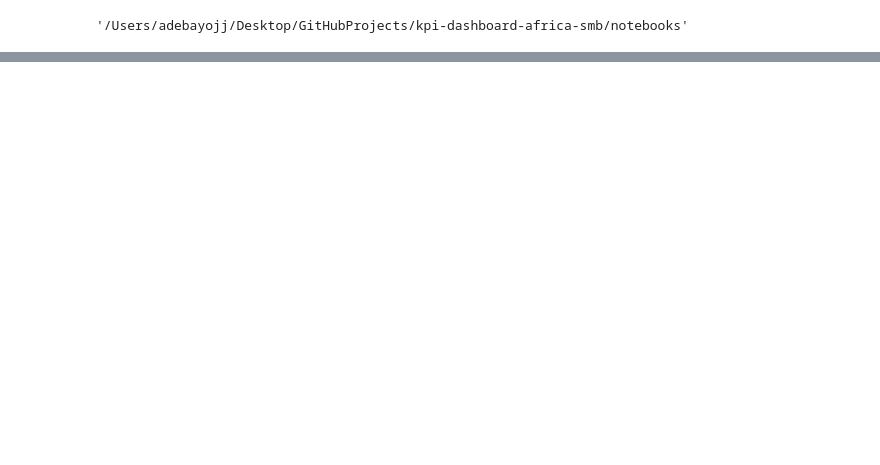
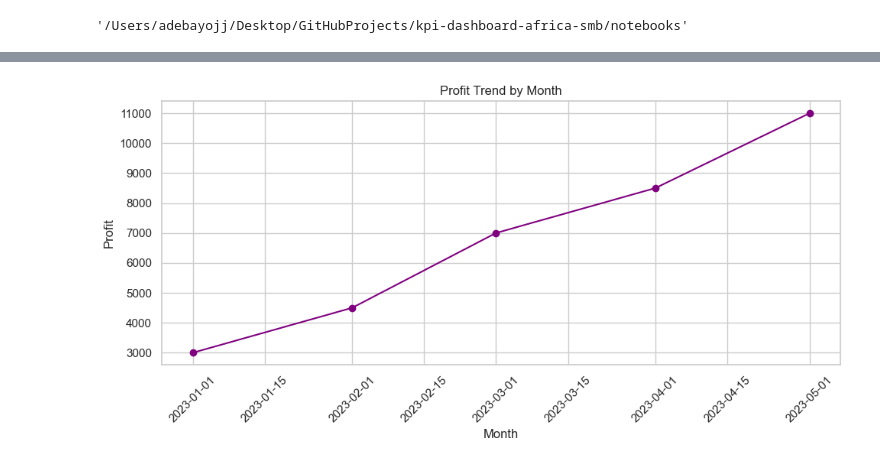
Before and after one commit to KayodePanda/kpi-dashboard-africa-smb, a Jupyter notebook: notebooks/kpi_analysis.ipynb, the cells around one changed output, grey strips where cells are left out. Saved outputs shown, nothing was run; the diff lists cells and outputs as text; code cells hidden in the pictures; blank space fills up the shorter version.

```diff
--- a/notebooks/kpi_analysis.ipynb
+++ b/notebooks/kpi_analysis.ipynb
@@ -68,0 +121,11 @@ plt.show()
+# %%
+plt.figure(figsize=(10, 5))
+plt.plot(df['Month'], df['Profit'], marker='o', color='purple')
+plt.title("Profit Trend by Month")
+plt.xlabel("Month")
+plt.ylabel("Profit")
+plt.xticks(rotation=45)
+plt.tight_layout()
+plt.show()
+# %% [output]
+[figure, added]
```
Also changed, not shown: parts of 16 cells of this notebook.
